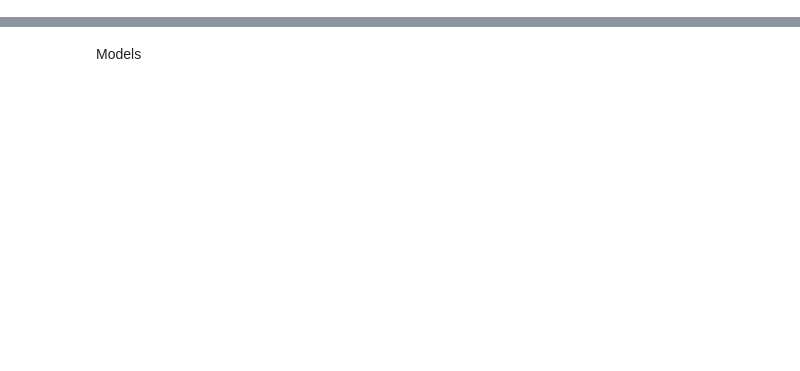
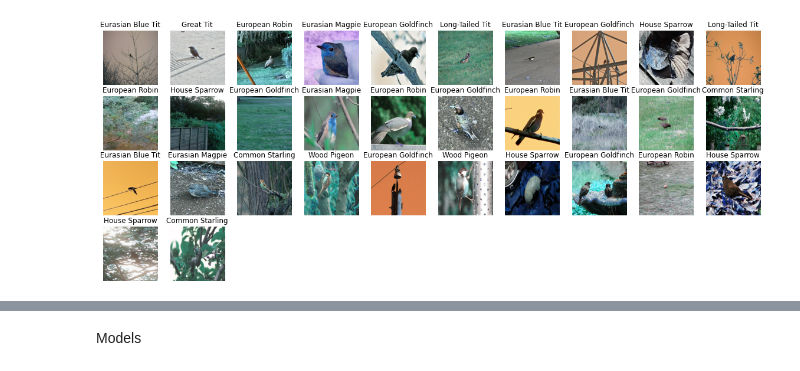
Before and after one commit to michael-robert-poole/BirdWatch, a Jupyter notebook: birdwatch_model_training.ipynb, the cells around one changed output, grey strips where cells are left out. Cells and saved outputs as stored; diff of their text form; code cells hidden in the pictures; blank space fills up the shorter version.

```diff
--- a/birdwatch_model_training.ipynb
+++ b/birdwatch_model_training.ipynb
@@ -19,5 +23,6 @@ warnings.filterwarnings('ignore')
 # %%
-f_drive = "drive/MyDrive/"
+# f_drive = "drive/MyDrive/"
+f_drive=""
 # %%
 # !unzip drive/MyDrive/img.zip
 # %%
@@ -25,10 +30,26 @@ image_size = (256, 256)
 batch_size = 32
 
 train_ds = tf.keras.preprocessing.image_dataset_from_directory(
-    f_drive+"filtered_birds/",
+    f_drive+"birds/",
+    labels="inferred",
+    label_mode="int",
+    color_mode="rgb",
     validation_split=0.2,
     subset="training",
     seed=1337,
     image_size=image_size,
-    batch_size=batch_size,
+    batch_size=batch_size
 )
+
+
+val_ds = tf.keras.preprocessing.image_dataset_from_directory(
+    f_drive+"birds/",
+    labels="inferred",
+    label_mode="int",
+    color_mode="rgb",
+    validation_split=0.2,
+    subset="validation",
+    seed=1337,
+    image_size=image_size,
+    batch_size=batch_size
+)
@@ -35,3 +116,3 @@ train_ds = tf.keras.preprocessing.image_dataset_from_directory(
 # %%
-images, labels = load_data.load_data_from_folder(f_drive+"filtered_birds/")
+# images, labels = load_data.load_data_from_folder(f_drive+"filtered_birds/")
 # %%
@@ -39,11 +122,14 @@ test_images, test_labels = load_data.load_data_from_folder(f_drive+"val_ten_uk_b
 # %%
-# import matplotlib.pyplot as plt
+import matplotlib.pyplot as plt
 
-# plt.figure(figsize=(10, 10))
-# for images, labels in train_ds.take(1):
-#     for i in range(9):
-#         ax = plt.subplot(3, 3, i + 1)
-#         image_rgb=cv2.cvtColor(images[i].numpy().astype("uint8"), cv2.COLOR_BGR2RGB)
-#         plt.imshow(image_rgb)
-#         plt.title(int(labels[i]))
-#         plt.axis("off")
+plt.figure(figsize=(20, 20))
+for images, L_labels in train_ds.take(1):
+    for i in range(32):
+        ax = plt.subplot(10, 10, i + 1)
+        img = images[i].numpy().astype("uint8")
+        image_rgb=cv2.cvtColor(images[i].numpy().astype("uint8"), cv2.COLOR_BGR2RGB)
+        plt.imshow(image_rgb)
+        plt.title(const.COMMON_NAMES[int(L_labels[i])])
+        plt.axis("off")
+# %% [output]
+[figure, added]
```
Also changed, not shown: parts of 58 cells of this notebook.
